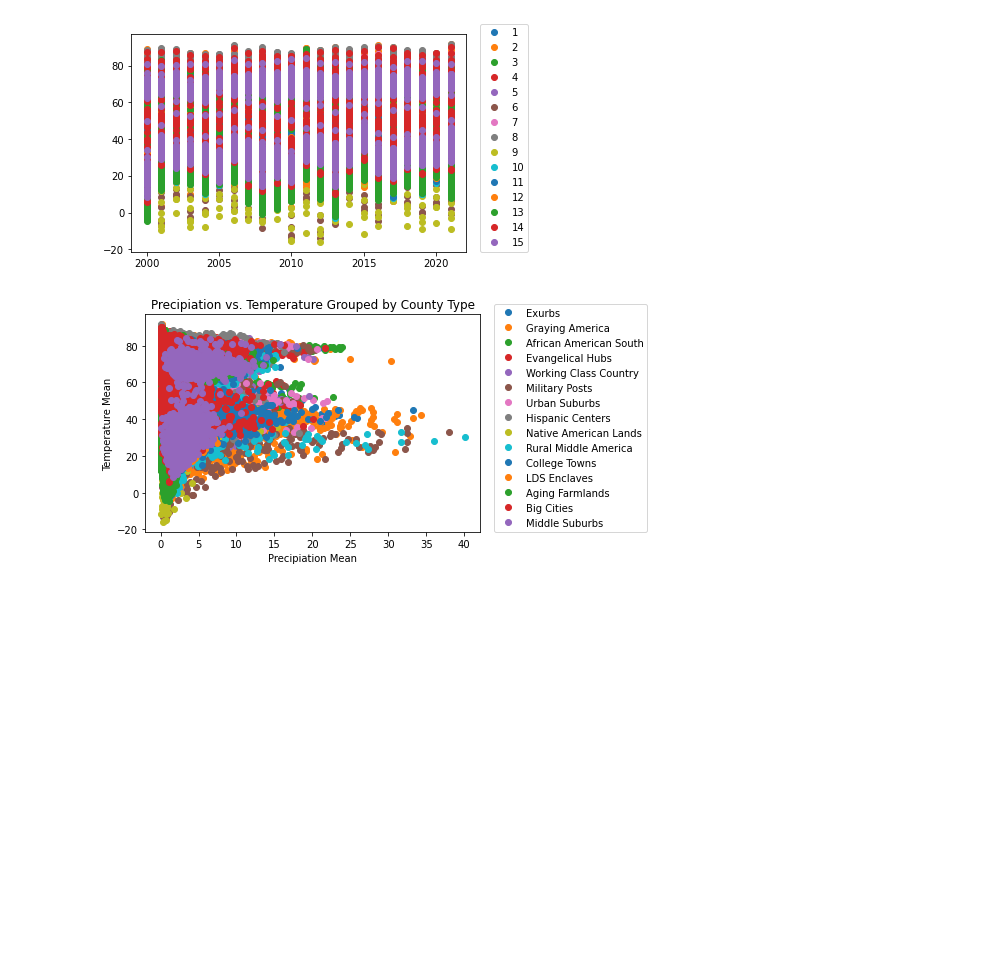
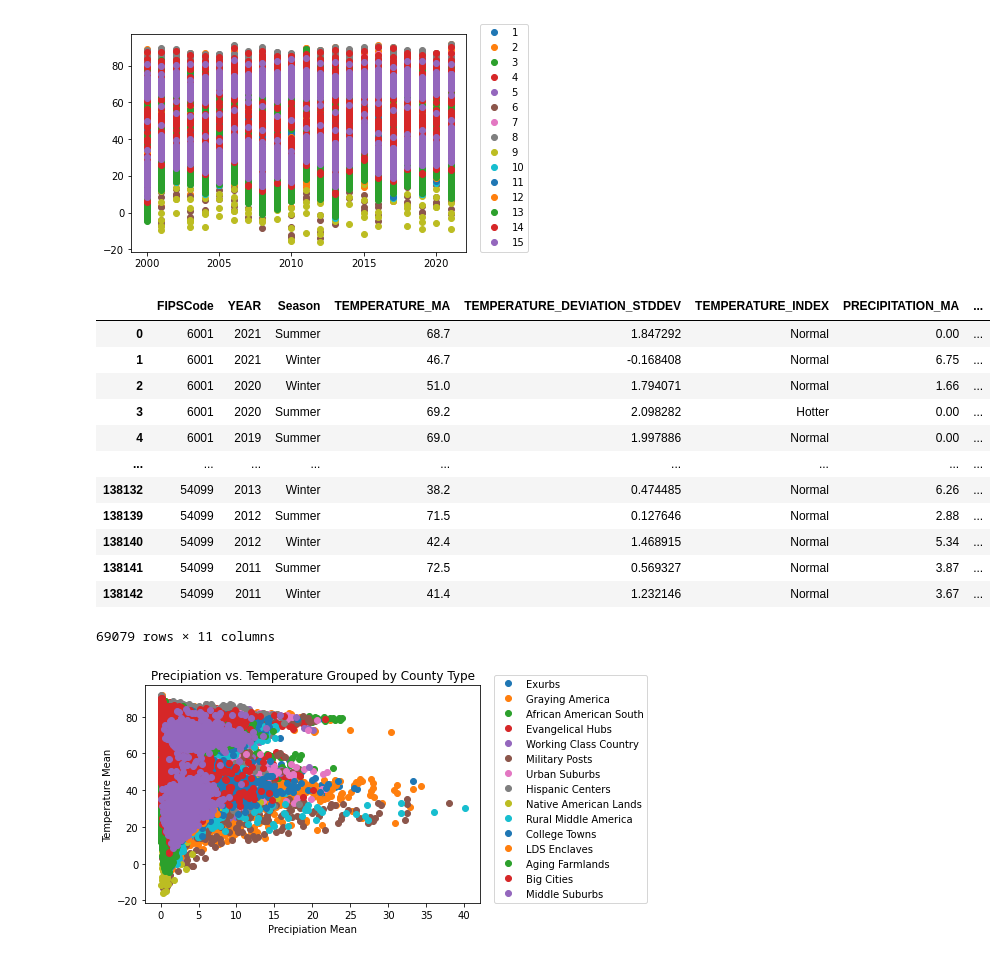
Before and after one commit to talajune/Ace_the_SATS, a Jupyter notebook: model_compare.ipynb, the cells around one changed output. Drawn from its saved outputs; the diff is of its cells as text; code cells hidden in the pictures; blank space fills up the shorter version.

```diff
--- a/model_compare.ipynb
+++ b/model_compare.ipynb
@@ -154,4 +171,21 @@ plt.legend(loc=[1.04, 0])
 # %% [output]
 <matplotlib.legend.Legend at 0x...>
 [figure]
+# %%
+df_year = df_merge[df_merge.YEAR > 2010]
+df_year
+# %% [output]
+|  | FIPSCode | YEAR | Season | TEMPERATURE_MA | TEMPERATURE_DEVIATION_STDDEV | TEMPERATURE_INDEX | PRECIPITATION_MA | ... |
+| 0 | 6001 | 2021 | Summer | 68.7 | 1.847292 | Normal | 0.00 | ... |
+| 1 | 6001 | 2021 | Winter | 46.7 | -0.168408 | Normal | 6.75 | ... |
+| 2 | 6001 | 2020 | Winter | 51.0 | 1.794071 | Normal | 1.66 | ... |
+| 3 | 6001 | 2020 | Summer | 69.2 | 2.098282 | Hotter | 0.00 | ... |
+| 4 | 6001 | 2019 | Summer | 69.0 | 1.997886 | Normal | 0.00 | ... |
+| ... | ... | ... | ... | ... | ... | ... | ... | ... |
+| 138132 | 54099 | 2013 | Winter | 38.2 | 0.474485 | Normal | 6.26 | ... |
+| 138139 | 54099 | 2012 | Summer | 71.5 | 0.127646 | Normal | 2.88 | ... |
+| 138140 | 54099 | 2012 | Winter | 42.4 | 1.468915 | Normal | 5.34 | ... |
+| 138141 | 54099 | 2011 | Summer | 72.5 | 0.569327 | Normal | 3.87 | ... |
+| 138142 | 54099 | 2011 | Winter | 41.4 | 1.232146 | Normal | 3.67 | ... |
+69079 rows × 11 columns
 # %%
```
Also changed, not shown: parts of 2 cells of this notebook, 13 other files.
